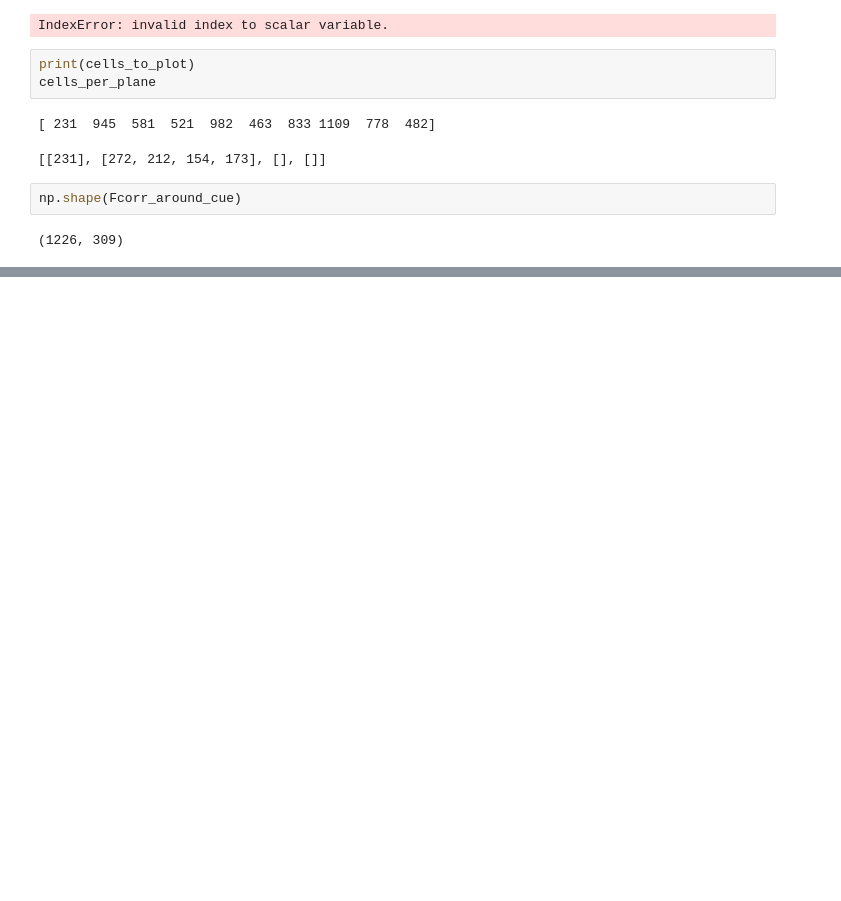
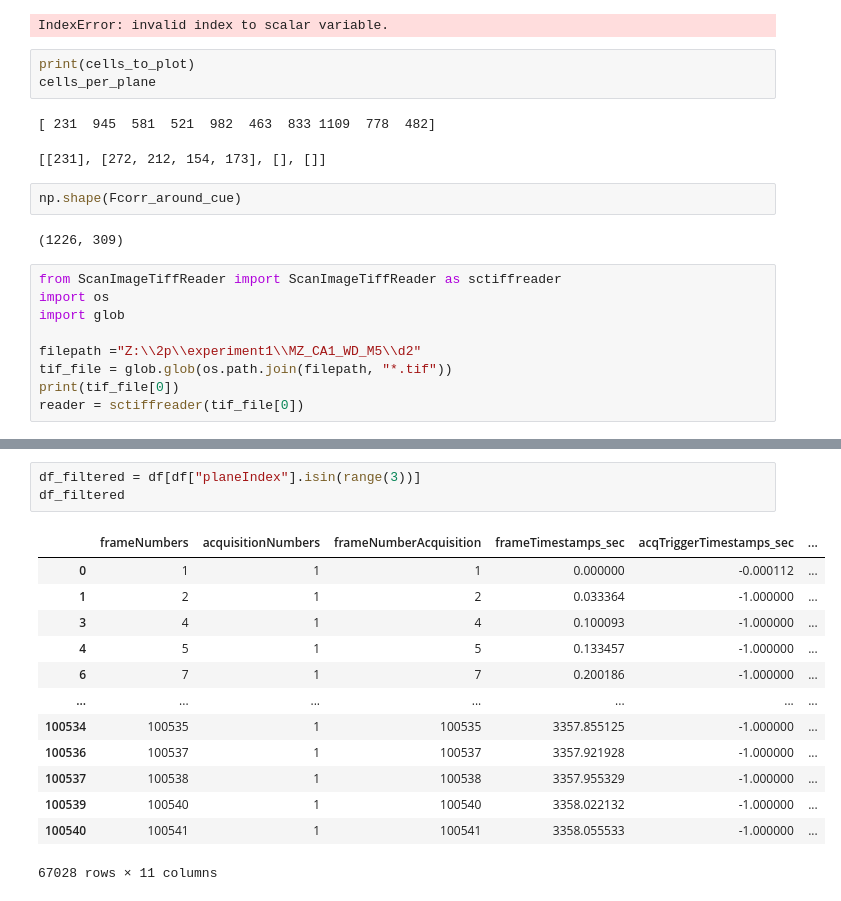
Before and after one commit to mkzhou00/s2p-analyzer, a Jupyter notebook: main analyzer.ipynb, the cells around one changed output, grey strips where cells are left out. Cells and saved outputs as stored; diff of their text form; blank space fills up the shorter version.

```diff
--- a/main analyzer.ipynb
+++ b/main analyzer.ipynb
@@ -256,3 +256,12 @@ cells_per_plane
 np.shape(Fcorr_around_cue)
 # %% [output]
 (1226, 309)
+# %%
+from ScanImageTiffReader import ScanImageTiffReader as sctiffreader
+import os
+import glob
+
+filepath ="Z:\\2p\\experiment1\\MZ_CA1_WD_M5\\d2"
+tif_file = glob.glob(os.path.join(filepath, "*.tif"))
+print(tif_file[0])
+reader = sctiffreader(tif_file[0])
@@ -258,0 +339,17 @@ np.shape(Fcorr_around_cue)
+# %%
+df_filtered = df[df["planeIndex"].isin(range(3))]
+df_filtered
+# %% [output]
+|  | frameNumbers | acquisitionNumbers | frameNumberAcquisition | frameTimestamps_sec | acqTriggerTimestamps_sec | ... |
+| 0 | 1 | 1 | 1 | 0.000000 | -0.000112 | ... |
+| 1 | 2 | 1 | 2 | 0.033364 | -1.000000 | ... |
+| 3 | 4 | 1 | 4 | 0.100093 | -1.000000 | ... |
+| 4 | 5 | 1 | 5 | 0.133457 | -1.000000 | ... |
+| 6 | 7 | 1 | 7 | 0.200186 | -1.000000 | ... |
+| ... | ... | ... | ... | ... | ... | ... |
+| 100534 | 100535 | 1 | 100535 | 3357.855125 | -1.000000 | ... |
+| 100536 | 100537 | 1 | 100537 | 3357.921928 | -1.000000 | ... |
+| 100537 | 100538 | 1 | 100538 | 3357.955329 | -1.000000 | ... |
+| 100539 | 100540 | 1 | 100540 | 3358.022132 | -1.000000 | ... |
+| 100540 | 100541 | 1 | 100541 | 3358.055533 | -1.000000 | ... |
+67028 rows × 11 columns
```
Also changed, not shown: parts of 11 cells of this notebook, 4 other files.
